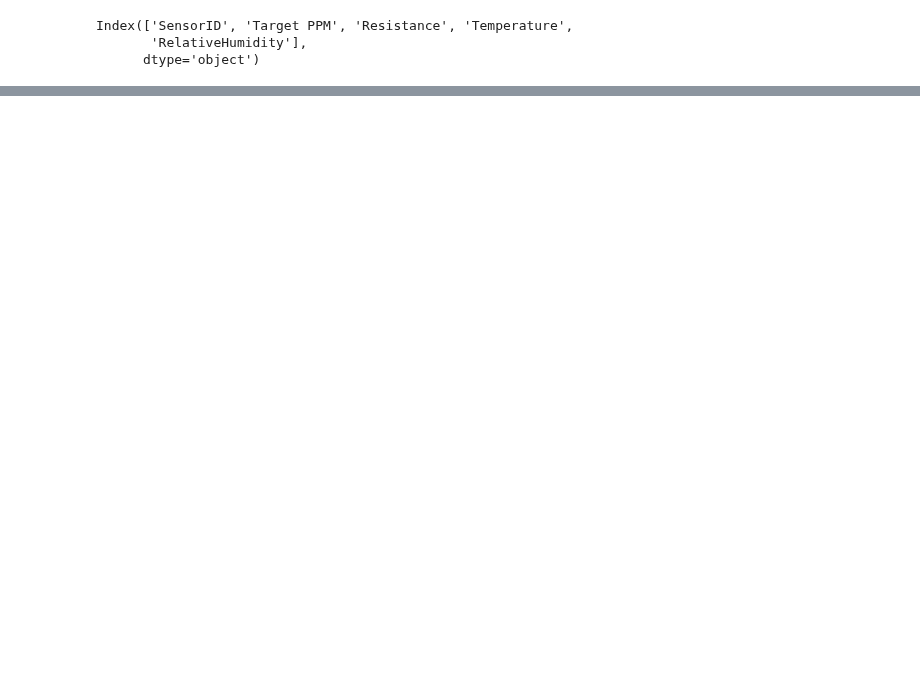
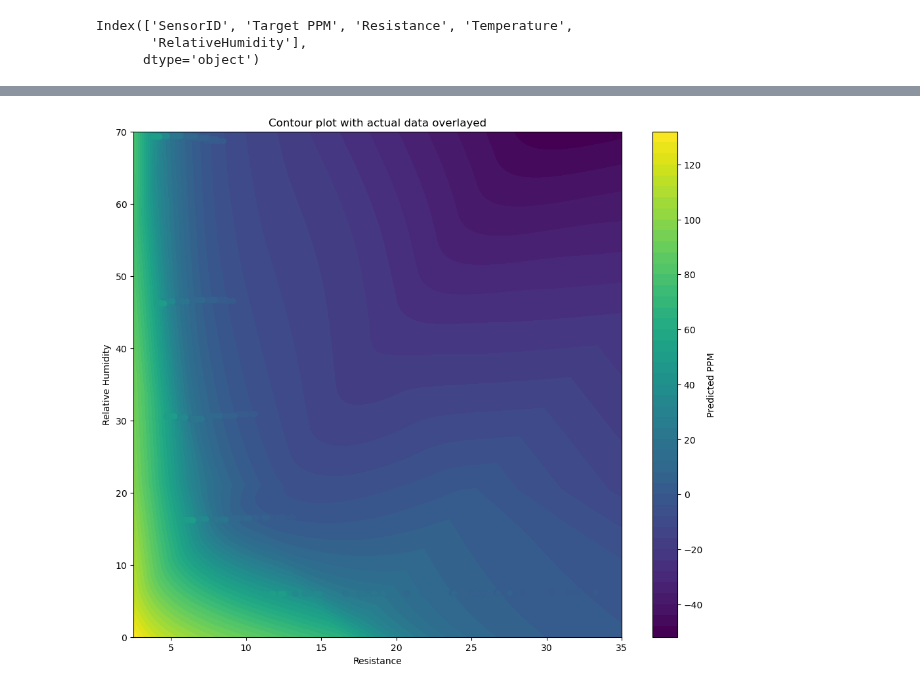
Before and after one commit to Coopsims/MethaneDataScience, a Jupyter notebook: Ben's Analysis/Neural Network Optimization.ipynb, the cells around one changed output, grey strips where cells are left out. Saved outputs shown, nothing was run; the diff lists cells and outputs as text; code cells hidden in the pictures; blank space fills up the shorter version.

```diff
--- a/Ben's Analysis/Neural Network Optimization.ipynb
+++ b/Ben's Analysis/Neural Network Optimization.ipynb
@@ -438,0 +436,51 @@ plt.show()
+# %%
+# Generate a grid for contour plotting
+resistance_range = np.linspace(2.5, 35, 1000)
+rh_range = np.linspace(0, 70, 1000)
+temp = 20
+
+# Create a grid (meshgrid) of Resistance and Relative Humidity values
+resistance_values, rh_values = np.meshgrid(resistance_range, rh_range)
+
+# Flatten the 2D arrays to 1D arrays
+flat_resistance = resistance_values.ravel()
+flat_rh = rh_values.ravel()
+
+# Create a constant array filled with the temperature value
+flat_temp = np.full_like(flat_resistance, temp)
+
+# Prepare the grid data for prediction
+grid_data = np.column_stack((flat_resistance, flat_temp, flat_rh))
+grid_data_tf = tf.convert_to_tensor(grid_data, dtype=tf.float32)
+
+# Use the trained model to make predictions on the grid
+with tf.device('/GPU:0'):
+    pred_ppm = modelFinal.predict(grid_data_tf)
+
+# Reshape the predicted data to match the grid shape
+pred_ppm = pred_ppm.reshape(resistance_values.shape)
+
+# Create contour plot
+plt.figure(figsize=(12, 10))
+
+# Defining color range limits
+vmin_val = min(pred_ppm.min(), df['Target PPM'].min())
+vmax_val = max(pred_ppm.max(), df['Target PPM'].max())
+
+contour = plt.contourf(resistance_range, rh_range, pred_ppm, 50, cmap='viridis', vmin=vmin_val, vmax=vmax_val)
+plt.colorbar(label='Predicted PPM')
+
+# Overlay actual data points
+filtered_df = df[(df['Temperature'] >= temp-5) & (df['Temperature'] <= temp+5)]
+
+# Plotting
+plt.scatter(filtered_df['Resistance'], filtered_df['RelativeHumidity'], c=filtered_df['Target PPM'], cmap='viridis', vmin=vmin_val, vmax=vmax_val)
+
+
+# Labels and title
+plt.xlabel('Resistance')
+plt.ylabel('Relative Humidity')
+plt.title('Contour plot with actual data overlayed')
+
+plt.show()
+# %% [output]
@@ -438,0 +488 @@ plt.show()
+[figure, added]
```
Also changed, not shown: parts of 13 cells of this notebook, 5 other files.
